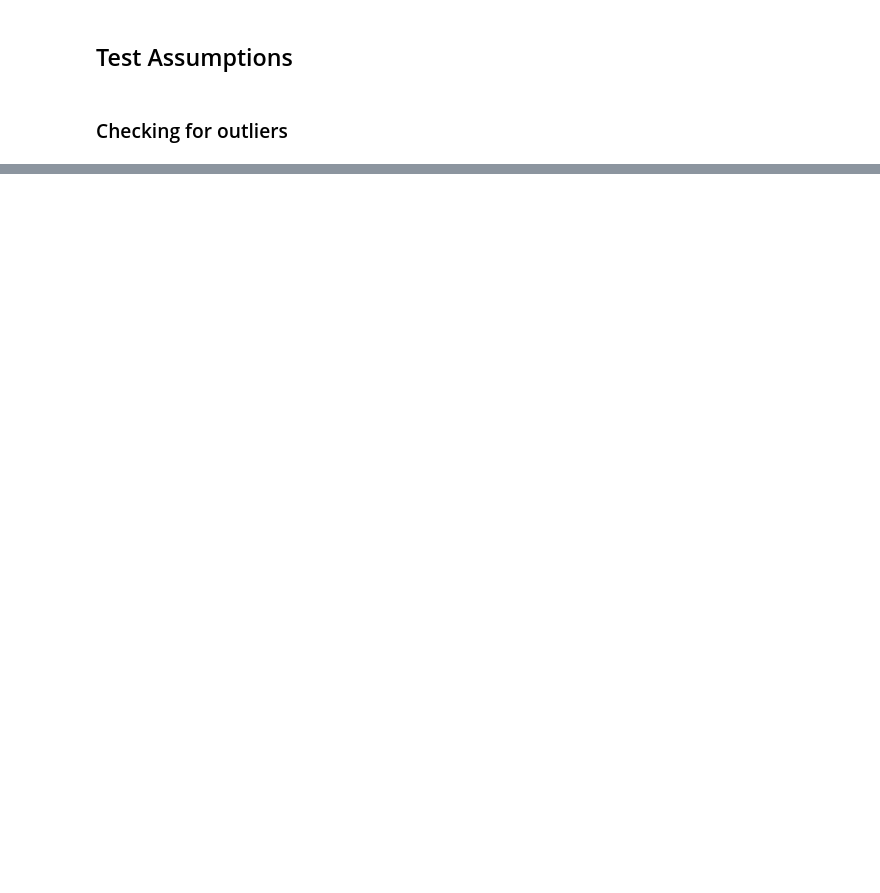
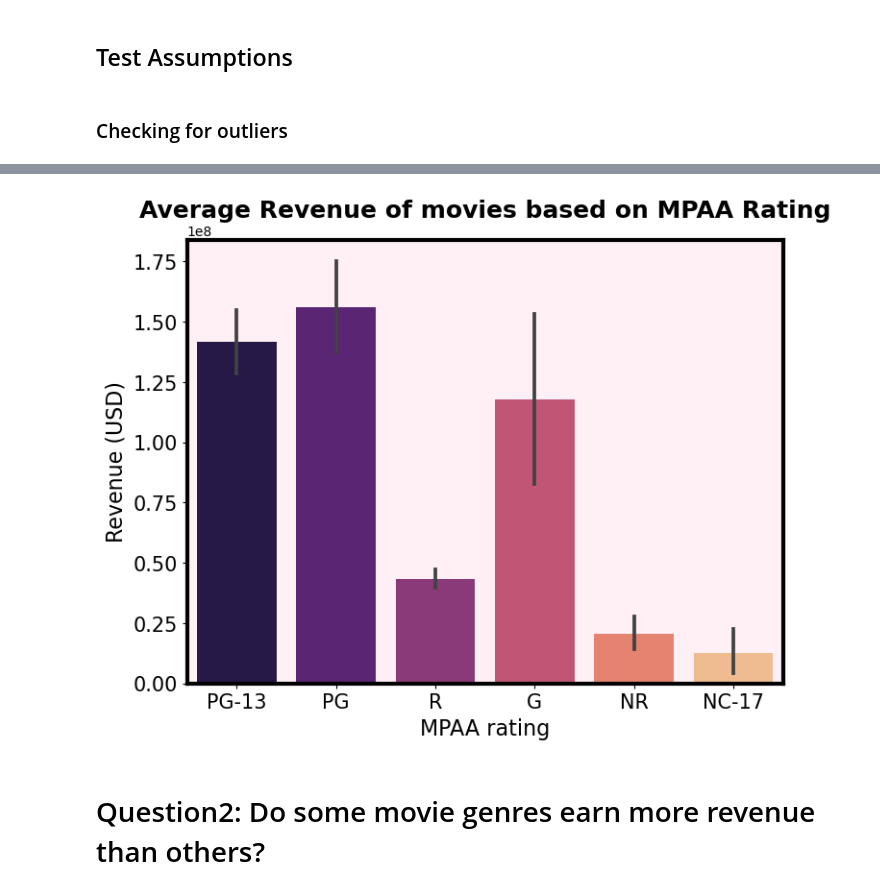
Before and after one commit to sheha919/movie_production_analysis, a Jupyter notebook: part4.ipynb, the cells around one changed output, grey strips where cells are left out. Drawn from its saved outputs; the diff is of its cells as text; code cells hidden in the pictures; blank space fills up the shorter version.

```diff
--- a/part4.ipynb
+++ b/part4.ipynb
@@ -145,0 +175,2 @@ Name: certification, dtype: int64
+# %%
+df.loc[2032,'certification'] = 'R'
@@ -145,0 +182,2 @@ Name: certification, dtype: int64
+# %%
+df.loc[3714, 'certification'] = 'PG-13'
@@ -186,0 +301,16 @@ len(groups['G'])
+# %%
+fig, ax =plt.subplots(figsize=(8,6), facecolor='w')
+ax.set_facecolor('lavenderblush')
+sns.barplot(data =df, x = 'certification', y= 'revenue',palette = 'magma', ax= ax)
+ax.tick_params(labelsize=15)
+ax.set_xlabel('MPAA rating', fontsize = 16)
+ax.set_ylabel('Revenue (USD)', fontsize =16)
+ax.set_title(f'Average Revenue of movies based on MPAA Rating',
+             fontsize = 18, fontweight = 'bold')
+
+for axis in ['top','bottom','left','right']:
+    ax.spines[axis].set_linewidth(3);
+# %% [output]
+[figure, added]
+# %% [markdown]
+# Question2: Do some movie genres earn more revenue than others?
```
Also changed, not shown: parts of 46 cells of this notebook, 2 other files.
